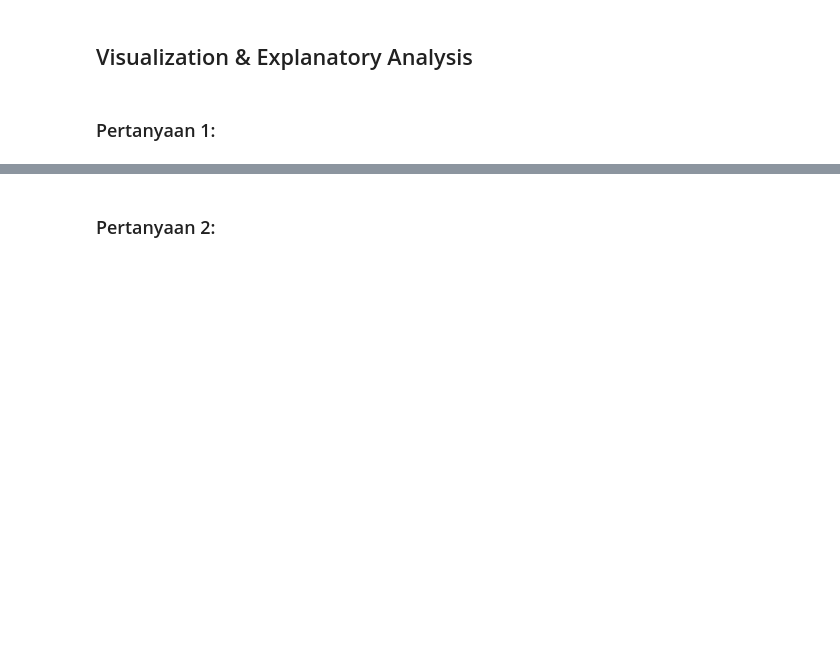
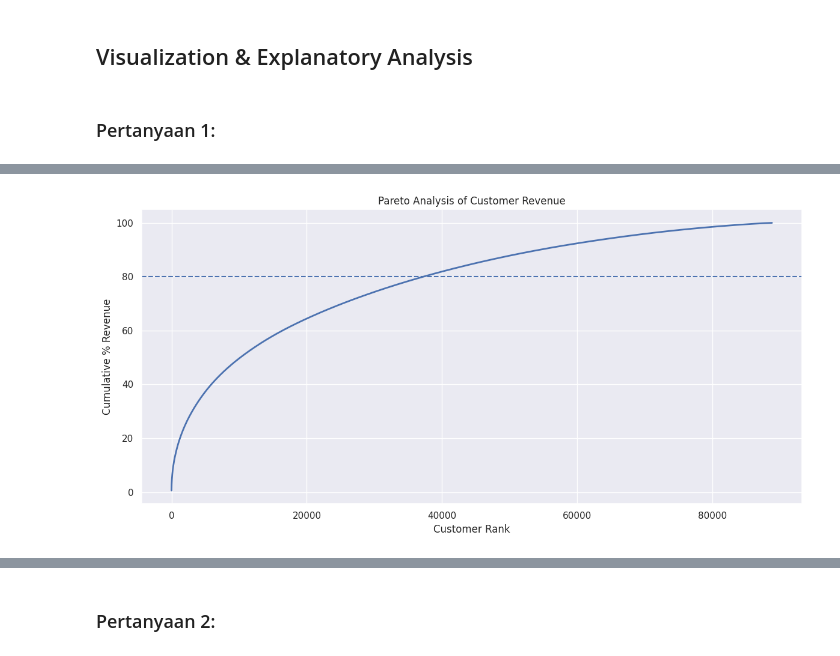
Before and after one commit to broomrun/Analisis-Data-Customers, a Jupyter notebook: notebook.ipynb, the cells around one changed output, grey strips where cells are left out. Drawn from its saved outputs; the diff is of its cells as text; code cells hidden in the pictures; blank space fills up the shorter version.

```diff
--- a/notebook.ipynb
+++ b/notebook.ipynb
@@ -502,0 +427,16 @@ Strategi: fokus pada retention, loyalty program, dan personalization.
+# %%
+plt.figure(figsize=(12,6))
+
+plt.plot(cumulative_pct.values, linewidth=2)
+
+# garis 80%
+plt.axhline(y=80, linestyle='--')
+
+plt.title("Pareto Analysis of Customer Revenue")
+plt.xlabel("Customer Rank")
+plt.ylabel("Cumulative % Revenue")
+
+plt.tight_layout()
+plt.show()
+# %% [output]
+[figure, added]
```
Also changed, not shown: parts of 21 cells of this notebook, 1 other file.
